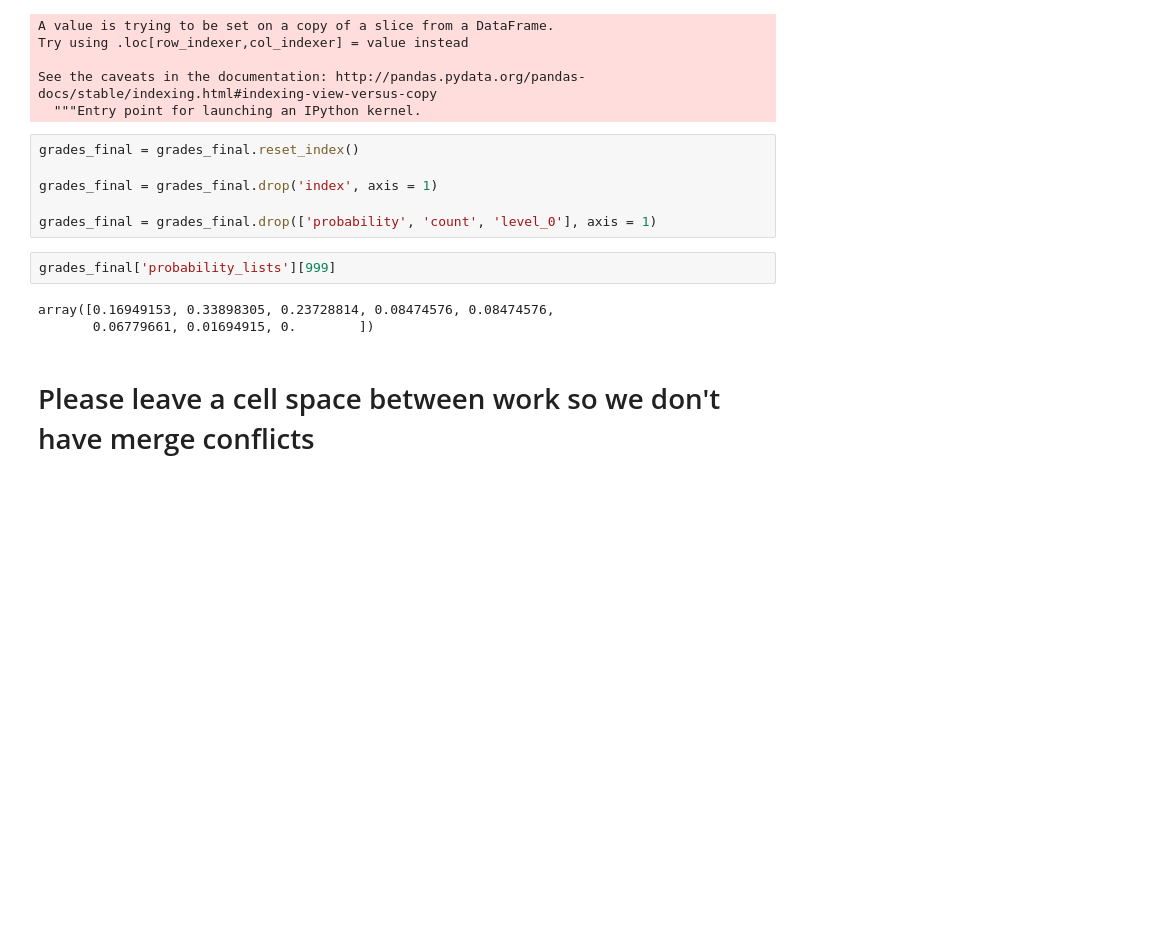
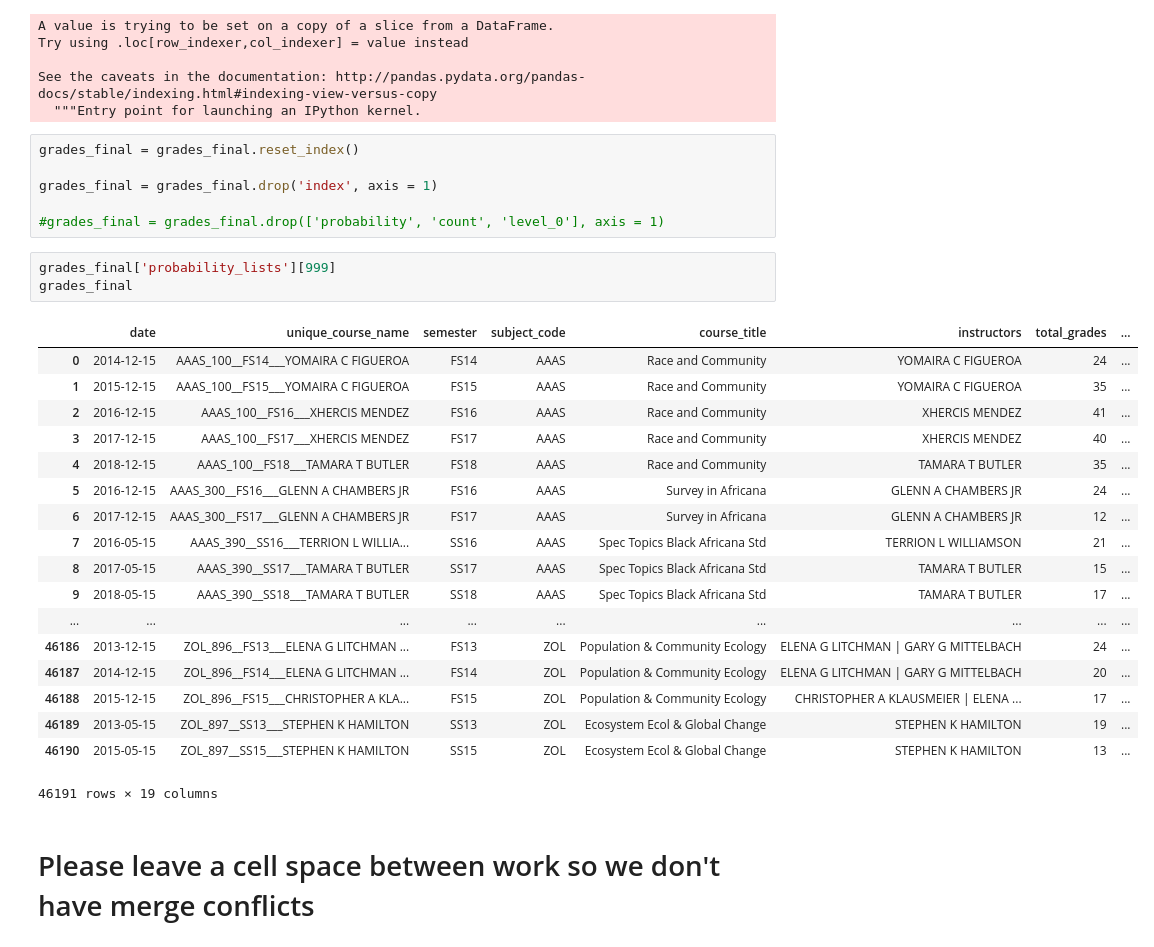
Before and after one commit to cmse-202-group4/MSU-Grades, a Jupyter notebook: Master - Perceptron Risk Score.ipynb, the cells around one changed output. Saved outputs shown, nothing was run; the diff lists cells and outputs as text; blank space fills up the shorter version.

```diff
--- a/Master - Perceptron Risk Score.ipynb
+++ b/Master - Perceptron Risk Score.ipynb
@@ -72,12 +72,29 @@ grades_final = grades_final.reset_index()
 
 grades_final = grades_final.drop('index', axis = 1)
 
-grades_final = grades_final.drop(['probability', 'count', 'level_0'], axis = 1)
+#grades_final = grades_final.drop(['probability', 'count', 'level_0'], axis = 1)
 # %%
 grades_final['probability_lists'][999]
+grades_final
 # %% [output]
+|  | date | unique_course_name | semester | subject_code | course_title | instructors | total_grades | ... |
+| 0 | 2014-12-15 | AAAS_100__FS14___YOMAIRA C FIGUEROA | FS14 | AAAS | Race and Community | YOMAIRA C FIGUEROA | 24 | ... |
+| 1 | 2015-12-15 | AAAS_100__FS15___YOMAIRA C FIGUEROA | FS15 | AAAS | Race and Community | YOMAIRA C FIGUEROA | 35 | ... |
+| 2 | 2016-12-15 | AAAS_100__FS16___XHERCIS MENDEZ | FS16 | AAAS | Race and Community | XHERCIS MENDEZ | 41 | ... |
+| 3 | 2017-12-15 | AAAS_100__FS17___XHERCIS MENDEZ | FS17 | AAAS | Race and Community | XHERCIS MENDEZ | 40 | ... |
+| 4 | 2018-12-15 | AAAS_100__FS18___TAMARA T BUTLER | FS18 | AAAS | Race and Community | TAMARA T BUTLER | 35 | ... |
+| 5 | 2016-12-15 | AAAS_300__FS16___GLENN A CHAMBERS JR | FS16 | AAAS | Survey in Africana | GLENN A CHAMBERS JR | 24 | ... |
+| 6 | 2017-12-15 | AAAS_300__FS17___GLENN A CHAMBERS JR | FS17 | AAAS | Survey in Africana | GLENN A CHAMBERS JR | 12 | ... |
+| 7 | 2016-05-15 | AAAS_390__SS16___TERRION L WILLIA... | SS16 | AAAS | Spec Topics Black Africana Std | TERRION L WILLIAMSON | 21 | ... |
+| 8 | 2017-05-15 | AAAS_390__SS17___TAMARA T BUTLER | SS17 | AAAS | Spec Topics Black Africana Std | TAMARA T BUTLER | 15 | ... |
+| 9 | 2018-05-15 | AAAS_390__SS18___TAMARA T BUTLER | SS18 | AAAS | Spec Topics Black Africana Std | TAMARA T BUTLER | 17 | ... |
+| ... | ... | ... | ... | ... | ... | ... | ... | ... |
+| 46186 | 2013-12-15 | ZOL_896__FS13___ELENA G LITCHMAN ... | FS13 | ZOL | Population & Community Ecology | ELENA G LITCHMAN | GARY G MITTELBACH | 24 | ... |
+| 46187 | 2014-12-15 | ZOL_896__FS14___ELENA G LITCHMAN ... | FS14 | ZOL | Population & Community Ecology | ELENA G LITCHMAN | GARY G MITTELBACH | 20 | ... |
+| 46188 | 2015-12-15 | ZOL_896__FS15___CHRISTOPHER A KLA... | FS15 | ZOL | Population & Community Ecology | CHRISTOPHER A KLAUSMEIER | ELENA ... | 17 | ... |
+| 46189 | 2013-05-15 | ZOL_897__SS13___STEPHEN K HAMILTON | SS13 | ZOL | Ecosystem Ecol & Global Change | STEPHEN K HAMILTON | 19 | ... |
+| 46190 | 2015-05-15 | ZOL_897__SS15___STEPHEN K HAMILTON | SS15 | ZOL | Ecosystem Ecol & Global Change | STEPHEN K HAMILTON | 13 | ... |
-array([0.16949153, 0.33898305, 0.23728814, 0.08474576, 0.08474576,
-       0.06779661, 0.01694915, 0.        ])
+46191 rows × 19 columns
 # %% [markdown]
 # Please leave a cell space between work so we don't have merge conflicts
 # %%
```
Also changed, not shown: parts of 1 cell of this notebook.
